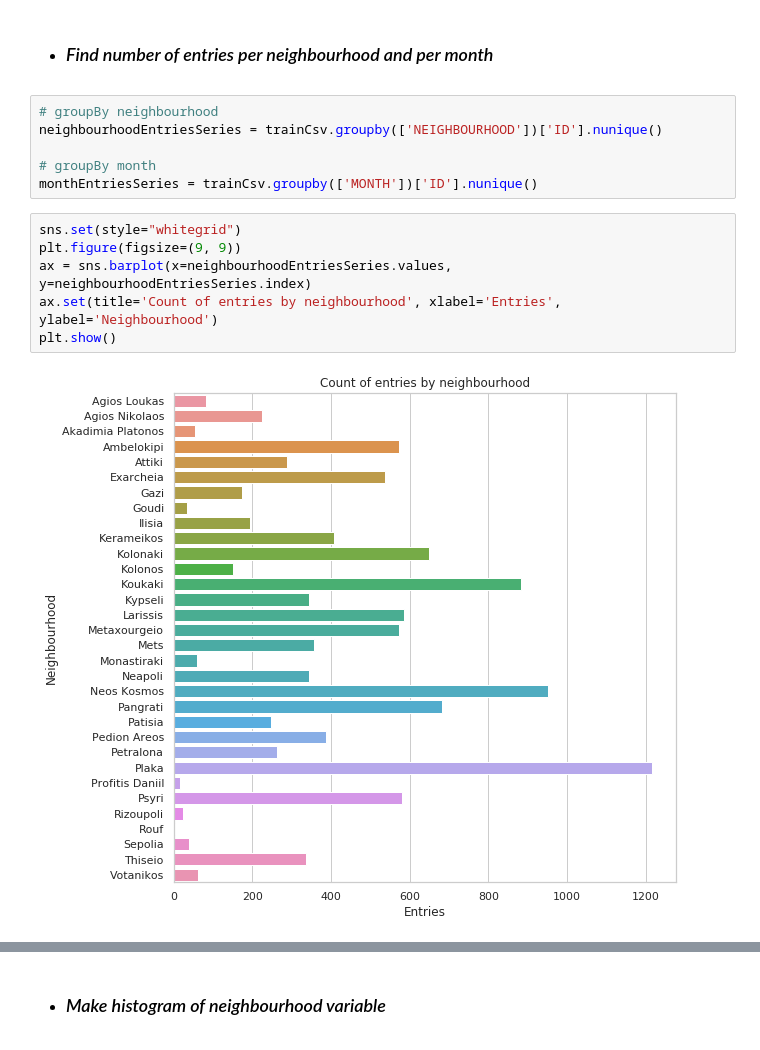
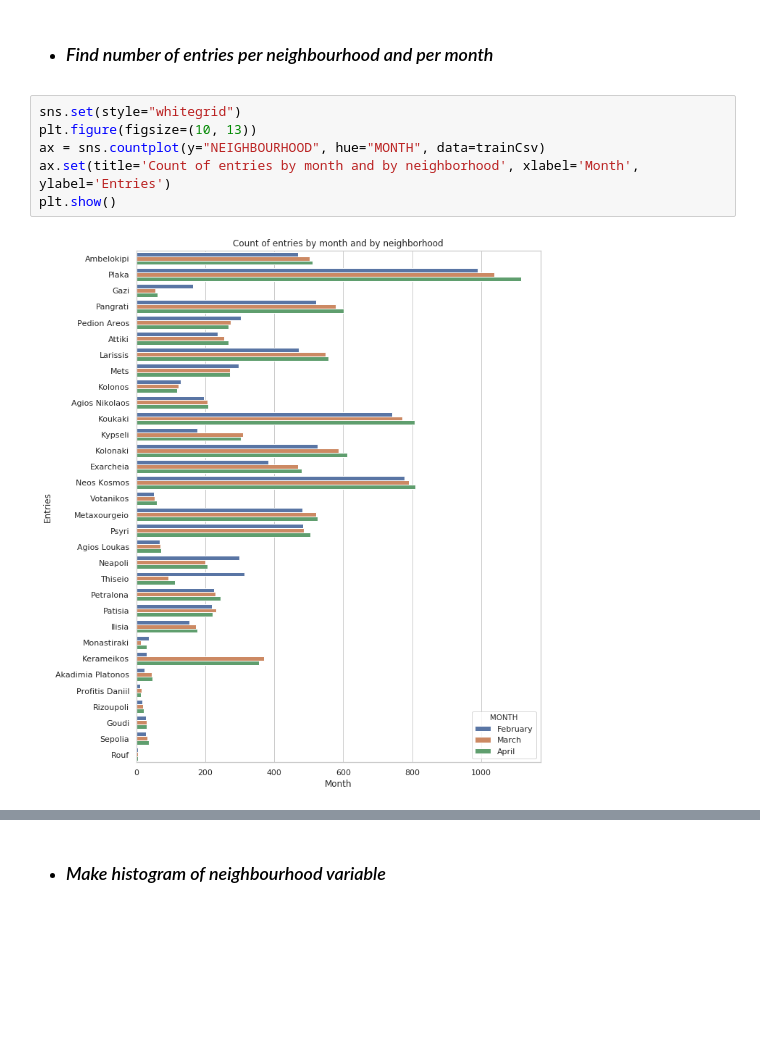
Before and after one commit to PanosEvange/DataMiningProj1_2020, a Jupyter notebook: Project1Final.ipynb, the cells around one changed output, grey strips where cells are left out. Cells and saved outputs as stored; diff of their text form; blank space fills up the shorter version.

Commit message:
done countplot for entries by month and by neighborhood

```diff
--- a/Project1Final.ipynb
+++ b/Project1Final.ipynb
@@ -317,17 +317,11 @@ print('The neighbourhood with most reviews is:',neighbourhoodReviewsSeries.index
 The neighbourhood with most reviews is: Plaka
 # %% [markdown]
 - ### *Find number of entries per neighbourhood and per month*
-# %%
-# groupBy neighbourhood
-neighbourhoodEntriesSeries = trainCsv.groupby(['NEIGHBOURHOOD'])['ID'].nunique()
-
-# groupBy month
-monthEntriesSeries = trainCsv.groupby(['MONTH'])['ID'].nunique()
 # %%
 sns.set(style="whitegrid")
-plt.figure(figsize=(9, 9))
-ax = sns.barplot(x=neighbourhoodEntriesSeries.values, y=neighbourhoodEntriesSeries.index)
-ax.set(title='Count of entries by neighbourhood', xlabel='Entries', ylabel='Neighbourhood')
+plt.figure(figsize=(10, 13))
+ax = sns.countplot(y="NEIGHBOURHOOD", hue="MONTH", data=trainCsv)
+ax.set(title='Count of entries by month and by neighborhood', xlabel='Month', ylabel='Entries')
 plt.show()
 # %% [output]
-[figure, old version]
+[figure, new version]
```
Also changed, not shown: parts of 1 cell of this notebook, 2 other files.
